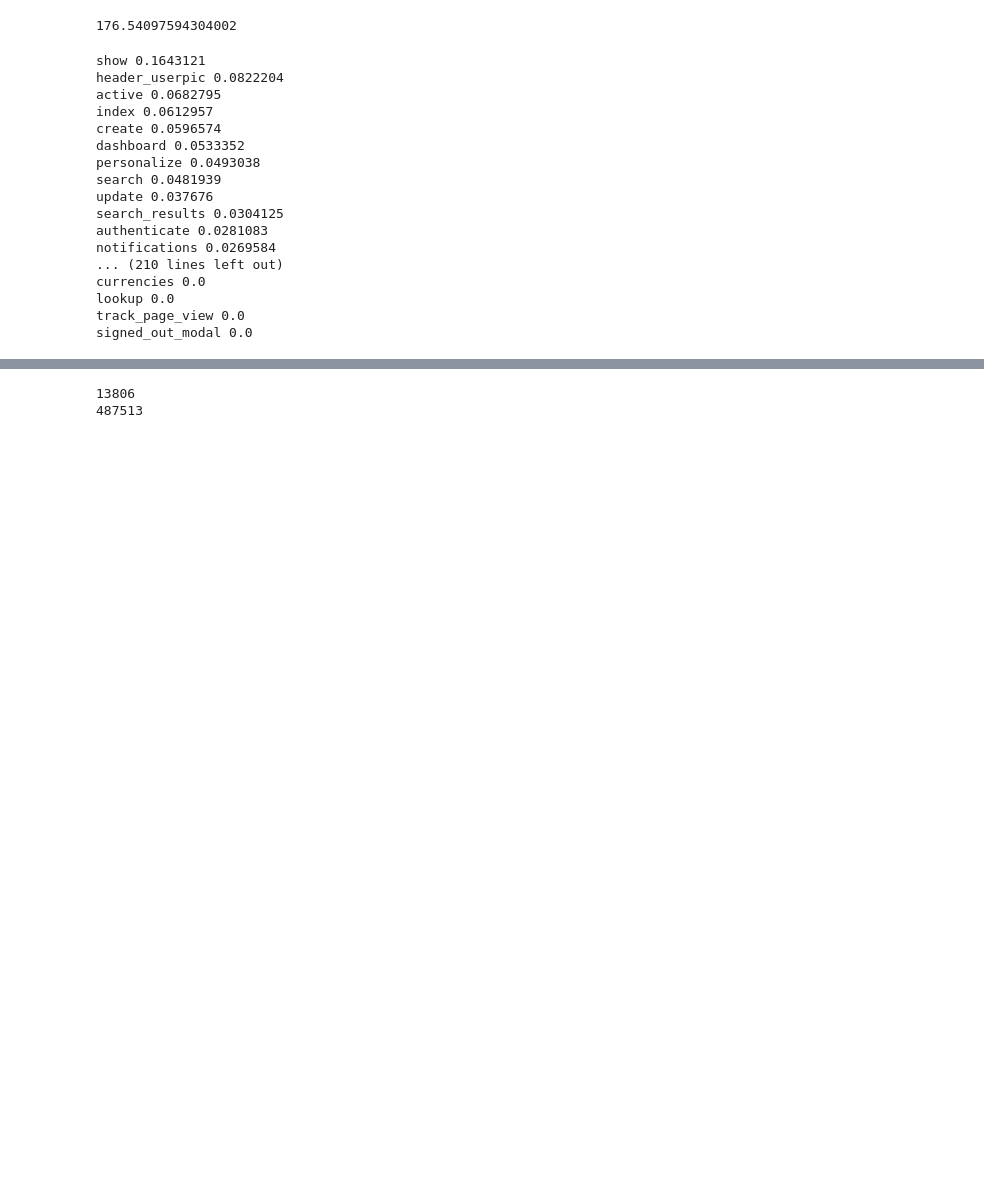
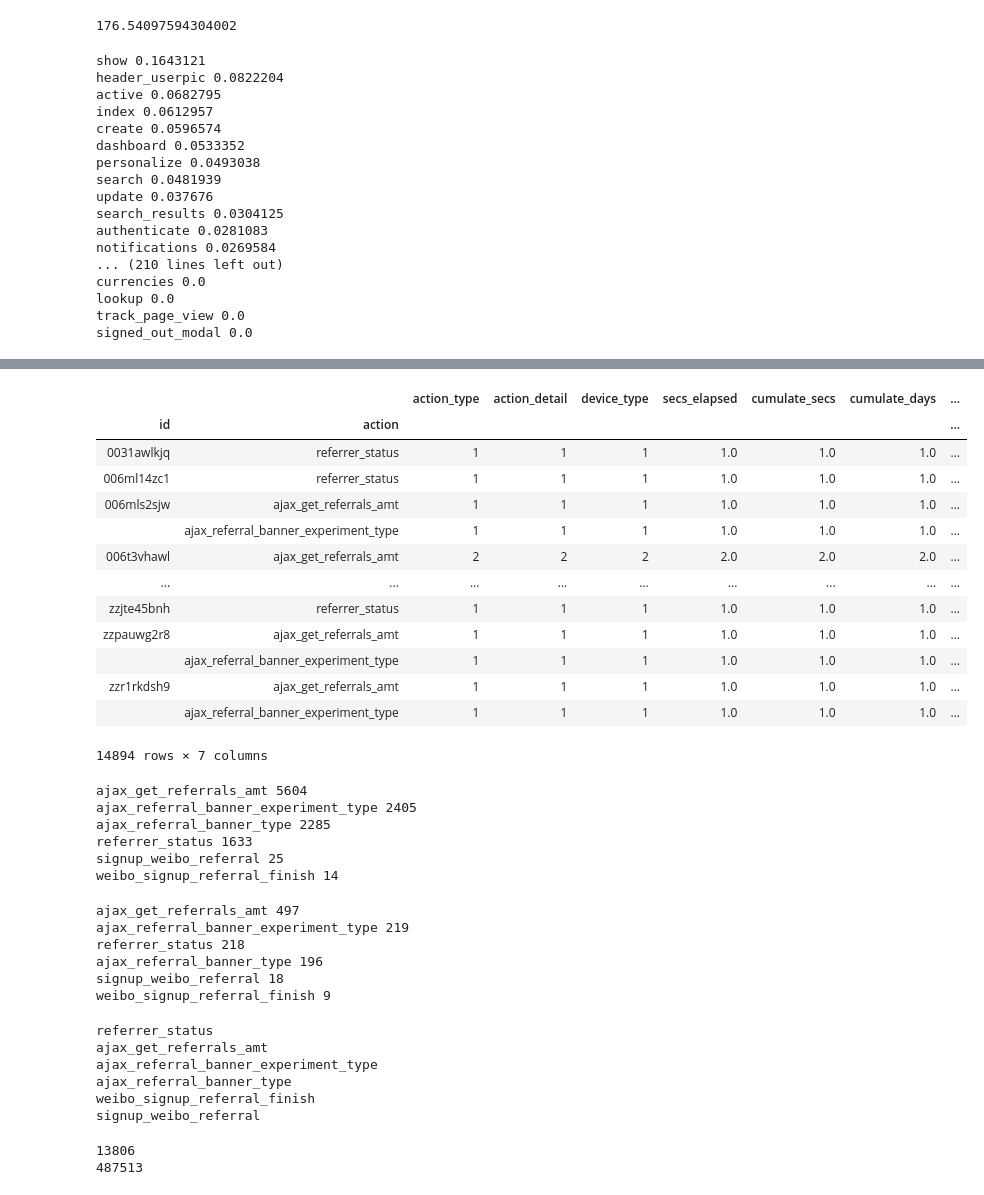
Before and after one commit to seonnyseo/data_analysis, a Jupyter notebook: airbnb_recruiting_new_user_bookings/notebook/eda.ipynb, the cells around one changed output, grey strips where cells are left out. Cells and saved outputs as stored; diff of their text form; code cells hidden in the pictures; blank space fills up the shorter version.

```diff
--- a/airbnb_recruiting_new_user_bookings/notebook/eda.ipynb
+++ b/airbnb_recruiting_new_user_bookings/notebook/eda.ipynb
@@ -716,3 +747,53 @@ signed_out_modal 0.0
+# %%
+sessions[sessions.action.str.contains('referr',na = False)].groupby(['id', 'action']).agg(len)
+# %% [output]
+|  |  | action_type | action_detail | device_type | secs_elapsed | cumulate_secs | cumulate_days | ... |
+| id | action |  |  |  |  |  |  | ... |
+| 0031awlkjq | referrer_status | 1 | 1 | 1 | 1.0 | 1.0 | 1.0 | ... |
+| 006ml14zc1 | referrer_status | 1 | 1 | 1 | 1.0 | 1.0 | 1.0 | ... |
+| 006mls2sjw | ajax_get_referrals_amt | 1 | 1 | 1 | 1.0 | 1.0 | 1.0 | ... |
+|  | ajax_referral_banner_experiment_type | 1 | 1 | 1 | 1.0 | 1.0 | 1.0 | ... |
+| 006t3vhawl | ajax_get_referrals_amt | 2 | 2 | 2 | 2.0 | 2.0 | 2.0 | ... |
+| ... | ... | ... | ... | ... | ... | ... | ... | ... |
+| zzjte45bnh | referrer_status | 1 | 1 | 1 | 1.0 | 1.0 | 1.0 | ... |
+| zzpauwg2r8 | ajax_get_referrals_amt | 1 | 1 | 1 | 1.0 | 1.0 | 1.0 | ... |
+|  | ajax_referral_banner_experiment_type | 1 | 1 | 1 | 1.0 | 1.0 | 1.0 | ... |
+| zzr1rkdsh9 | ajax_get_referrals_amt | 1 | 1 | 1 | 1.0 | 1.0 | 1.0 | ... |
+|  | ajax_referral_banner_experiment_type | 1 | 1 | 1 | 1.0 | 1.0 | 1.0 | ... |
+14894 rows × 7 columns
+# %%
+for (k, v) in sorted(t_20_actions.items(), key = lambda k_v:k_v[1], reverse = True):
+    if 'referr' in k:
+        print(k, v)
+# %% [output]
+ajax_get_referrals_amt 5604
+ajax_referral_banner_experiment_type 2405
+ajax_referral_banner_type 2285
+referrer_status 1633
+signup_weibo_referral 25
+weibo_signup_referral_finish 14
+# %%
+for (k, v) in sorted(b_20_actions.items(), key = lambda k_v:k_v[1], reverse = True):
+    if 'referr' in k:
+        print(k, v)
+# %% [output]
+ajax_get_referrals_amt 497
+ajax_referral_banner_experiment_type 219
+referrer_status 218
+ajax_referral_banner_type 196
+signup_weibo_referral 18
+weibo_signup_referral_finish 9
+# %%
+for action in sessions.action.unique():
+    if 'referr' in str(action):
+        print(action)
+# %% [output]
+referrer_status
+ajax_get_referrals_amt
+ajax_referral_banner_experiment_type
+ajax_referral_banner_type
+weibo_signup_referral_finish
+signup_weibo_referral
 # %%
 print(b_20_actions['index'])
 print(t_20_actions['index'])
```
Also changed, not shown: parts of 11 cells of this notebook.
